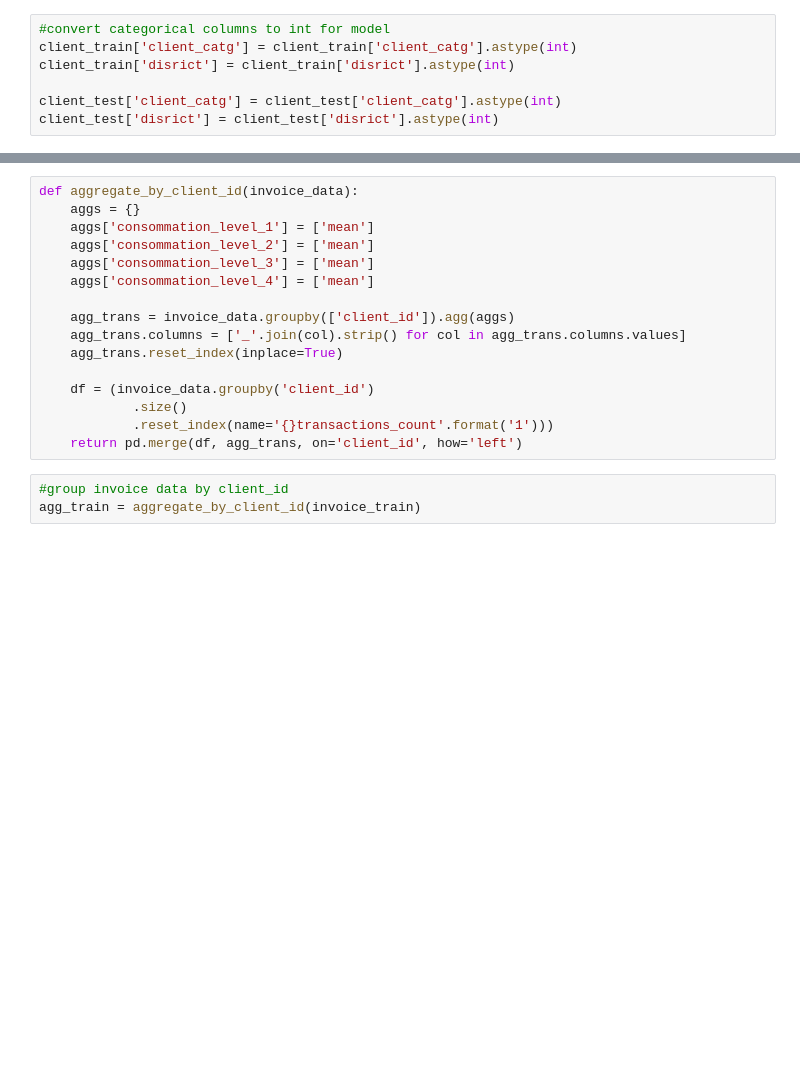
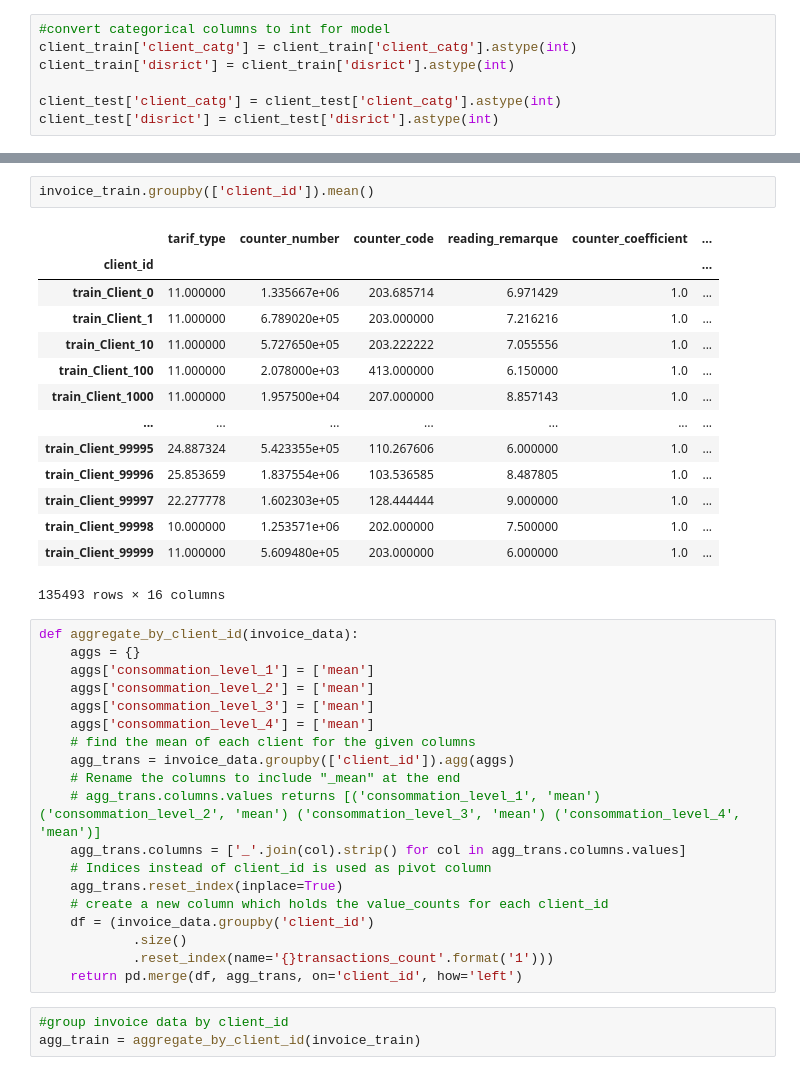
Before and after one commit to Mach-web/electricity_fraud_detection, a Jupyter notebook: Fraud_Detection_Starter.ipynb, the cells around one changed output, grey strips where cells are left out. Saved outputs shown, nothing was run; the diff lists cells and outputs as text; blank space fills up the shorter version.

Commit message:
Aggregated data according to client_id

```diff
--- a/Fraud_Detection_Starter.ipynb
+++ b/Fraud_Detection_Starter.ipynb
@@ -351,3 +355,20 @@ invoice_train.sample(3)
+# %%
+invoice_train.groupby(['client_id']).mean()
+# %% [output]
+|  | tarif_type | counter_number | counter_code | reading_remarque | counter_coefficient | ... |
+| client_id |  |  |  |  |  | ... |
+| train_Client_0 | 11.000000 | 1.335667e+06 | 203.685714 | 6.971429 | 1.0 | ... |
+| train_Client_1 | 11.000000 | 6.789020e+05 | 203.000000 | 7.216216 | 1.0 | ... |
+| train_Client_10 | 11.000000 | 5.727650e+05 | 203.222222 | 7.055556 | 1.0 | ... |
+| train_Client_100 | 11.000000 | 2.078000e+03 | 413.000000 | 6.150000 | 1.0 | ... |
+| train_Client_1000 | 11.000000 | 1.957500e+04 | 207.000000 | 8.857143 | 1.0 | ... |
+| ... | ... | ... | ... | ... | ... | ... |
+| train_Client_99995 | 24.887324 | 5.423355e+05 | 110.267606 | 6.000000 | 1.0 | ... |
+| train_Client_99996 | 25.853659 | 1.837554e+06 | 103.536585 | 8.487805 | 1.0 | ... |
+| train_Client_99997 | 22.277778 | 1.602303e+05 | 128.444444 | 9.000000 | 1.0 | ... |
+| train_Client_99998 | 10.000000 | 1.253571e+06 | 202.000000 | 7.500000 | 1.0 | ... |
+| train_Client_99999 | 11.000000 | 5.609480e+05 | 203.000000 | 6.000000 | 1.0 | ... |
+135493 rows × 16 columns
 # %%
 def aggregate_by_client_id(invoice_data):
     aggs = {}
@@ -355,11 +376,14 @@ def aggregate_by_client_id(invoice_data):
     aggs['consommation_level_2'] = ['mean']
     aggs['consommation_level_3'] = ['mean']
     aggs['consommation_level_4'] = ['mean']
-
+    # find the mean of each client for the given columns
     agg_trans = invoice_data.groupby(['client_id']).agg(aggs)
+    # Rename the columns to include "_mean" at the end
+    # agg_trans.columns.values returns [('consommation_level_1', 'mean') ('consommation_level_2', 'mean') ('consommation_level_3', 'mean') ('consommation_level_4', 'mean')]
     agg_trans.columns = ['_'.join(col).strip() for col in agg_trans.columns.values]
+    # Indices instead of client_id is used as pivot column
     agg_trans.reset_index(inplace=True)
-
+    # create a new column which holds the value_counts for each client_id
     df = (invoice_data.groupby('client_id')
             .size()
             .reset_index(name='{}transactions_count'.format('1')))
```
Also changed, not shown: parts of 9 cells of this notebook.
